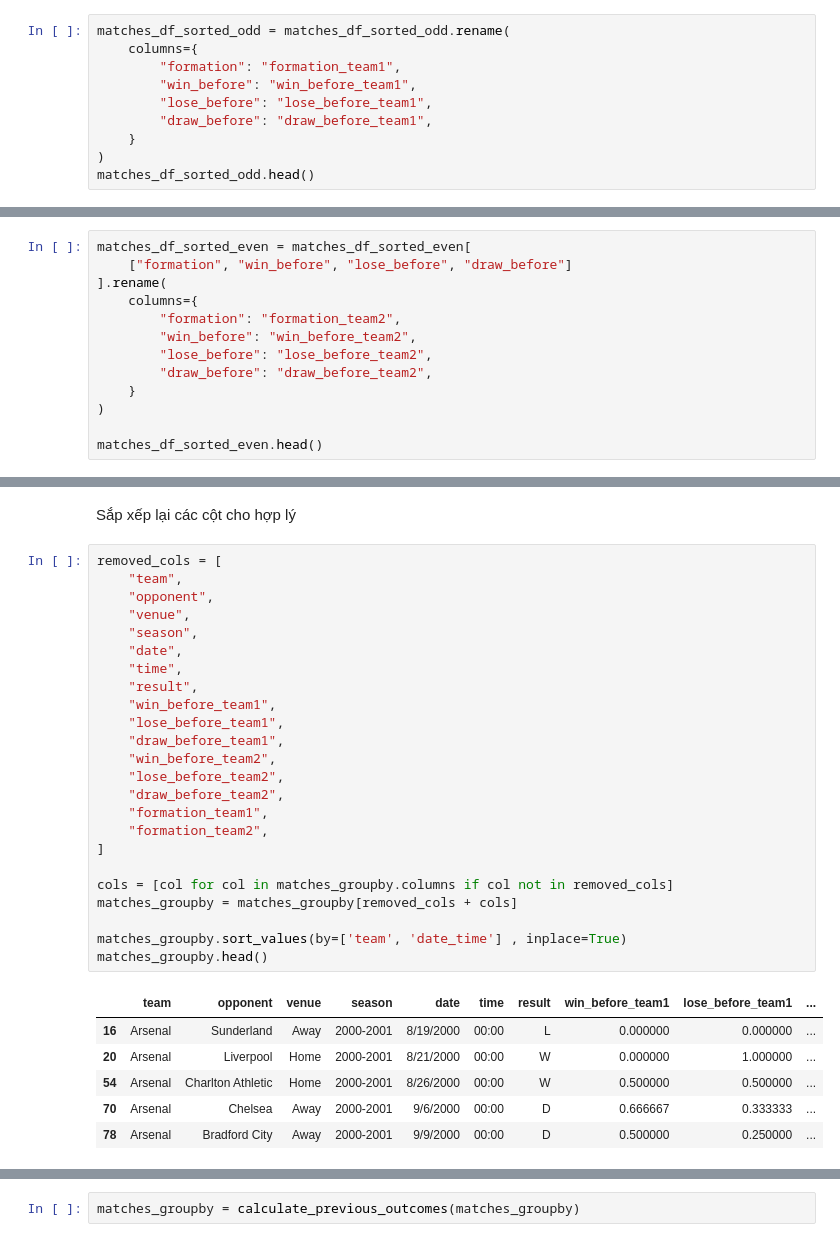
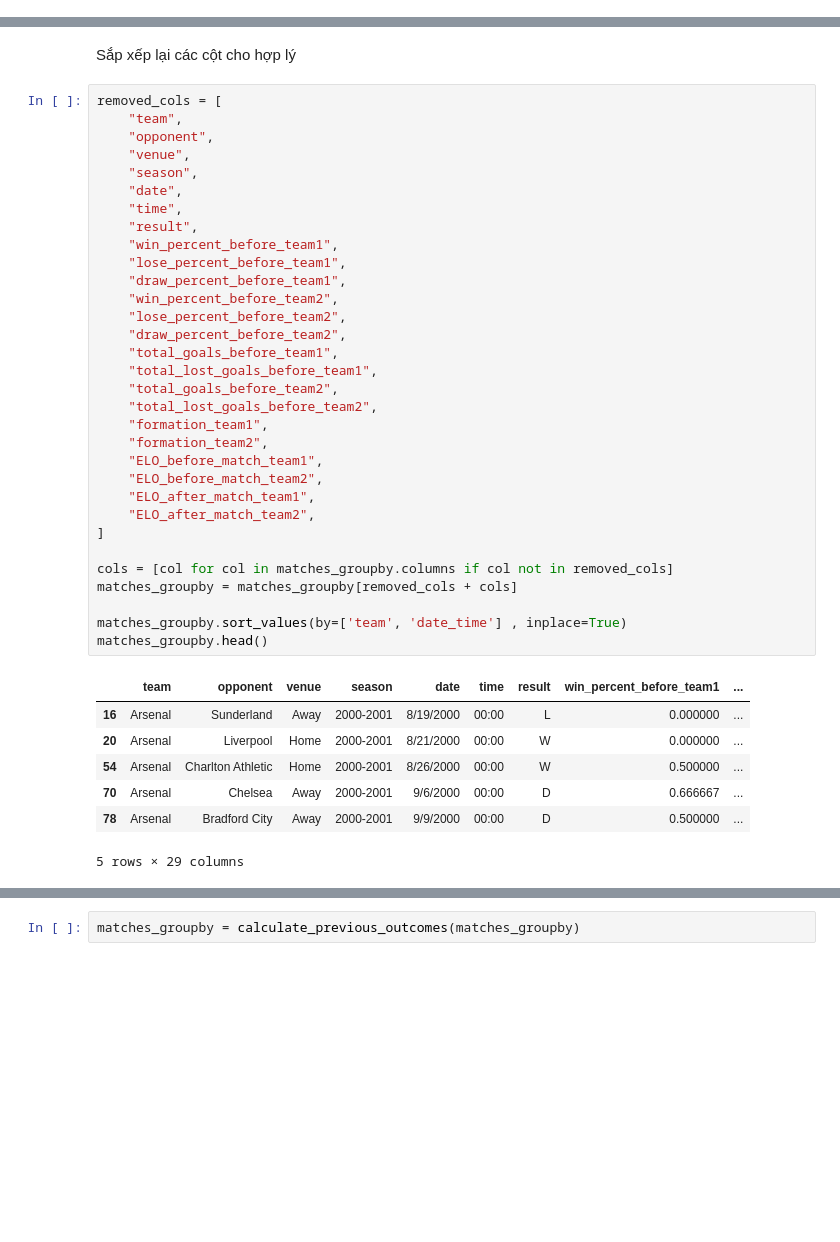
Before and after one commit to taiphanvan2k3/FootballPredict, a Jupyter notebook: src/feature_engineering/feature_transformation.ipynb, the cells around one changed output, grey strips where cells are left out. Drawn from its saved outputs; the diff is of its cells as text; blank space fills up the shorter version.

```diff
--- a/src/feature_engineering/feature_transformation.ipynb
+++ b/src/feature_engineering/feature_transformation.ipynb
@@ -178,13 +264,3 @@ Chia tập data thành 2 loại: hàng lẻ và hàng chẵn, sau đó gộp cá
 # %%
 matches_df_sorted_odd = matches_df.iloc[::2]
 matches_df_sorted_even = matches_df.iloc[1::2]
-# %%
-matches_df_sorted_odd = matches_df_sorted_odd.rename(
-    columns={
-        "formation": "formation_team1",
-        "win_before": "win_before_team1",
-        "lose_before": "lose_before_team1",
-        "draw_before": "draw_before_team1",
-    }
-)
-matches_df_sorted_odd.head()
@@ -198,15 +289,2 @@ matches_df_sorted_odd.head()
 # %% [markdown]
 Lấy các cột cần thiết đối với hàng chẵn, đồng thời đổi tên chúng
-# %%
-matches_df_sorted_even = matches_df_sorted_even[
-    ["formation", "win_before", "lose_before", "draw_before"]
-].rename(
-    columns={
-        "formation": "formation_team2",
-        "win_before": "win_before_team2",
-        "lose_before": "lose_before_team2",
-        "draw_before": "draw_before_team2",
-    }
-)
-
-matches_df_sorted_even.head()
@@ -244,34 +349,43 @@ Sắp xếp lại các cột cho hợp lý
 # %%
 removed_cols = [
     "team",
     "opponent",
     "venue",
     "season",
     "date",
     "time",
     "result",
-    "win_before_team1",
-    "lose_before_team1",
-    "draw_before_team1",
-    "win_before_team2",
-    "lose_before_team2",
-    "draw_before_team2",
+    "win_percent_before_team1",
+    "lose_percent_before_team1",
+    "draw_percent_before_team1",
+    "win_percent_before_team2",
+    "lose_percent_before_team2",
+    "draw_percent_before_team2",
+    "total_goals_before_team1",
+    "total_lost_goals_before_team1",
+    "total_goals_before_team2",
+    "total_lost_goals_before_team2",
     "formation_team1",
     "formation_team2",
+    "ELO_before_match_team1",
+    "ELO_before_match_team2",
+    "ELO_after_match_team1",
+    "ELO_after_match_team2",
 ]
 
 cols = [col for col in matches_groupby.columns if col not in removed_cols]
 matches_groupby = matches_groupby[removed_cols + cols]
 
 matches_groupby.sort_values(by=['team', 'date_time'] , inplace=True)
 matches_groupby.head()
 # %% [output]
-|  | team | opponent | venue | season | date | time | result | win_before_team1 | lose_before_team1 | ... |
-| 16 | Arsenal | Sunderland | Away | 2000-2001 | 8/19/2000 | 00:00 | L | 0.000000 | 0.000000 | ... |
-| 20 | Arsenal | Liverpool | Home | 2000-2001 | 8/21/2000 | 00:00 | W | 0.000000 | 1.000000 | ... |
-| 54 | Arsenal | Charlton Athletic | Home | 2000-2001 | 8/26/2000 | 00:00 | W | 0.500000 | 0.500000 | ... |
-| 70 | Arsenal | Chelsea | Away | 2000-2001 | 9/6/2000 | 00:00 | D | 0.666667 | 0.333333 | ... |
-| 78 | Arsenal | Bradford City | Away | 2000-2001 | 9/9/2000 | 00:00 | D | 0.500000 | 0.250000 | ... |
+|  | team | opponent | venue | season | date | time | result | win_percent_before_team1 | ... |
+| 16 | Arsenal | Sunderland | Away | 2000-2001 | 8/19/2000 | 00:00 | L | 0.000000 | ... |
+| 20 | Arsenal | Liverpool | Home | 2000-2001 | 8/21/2000 | 00:00 | W | 0.000000 | ... |
+| 54 | Arsenal | Charlton Athletic | Home | 2000-2001 | 8/26/2000 | 00:00 | W | 0.500000 | ... |
+| 70 | Arsenal | Chelsea | Away | 2000-2001 | 9/6/2000 | 00:00 | D | 0.666667 | ... |
+| 78 | Arsenal | Bradford City | Away | 2000-2001 | 9/9/2000 | 00:00 | D | 0.500000 | ... |
+5 rows × 29 columns
 # %%
 matches_groupby.columns
 # %% [output]
```
Also changed, not shown: parts of 27 cells of this notebook, 9 other files.
